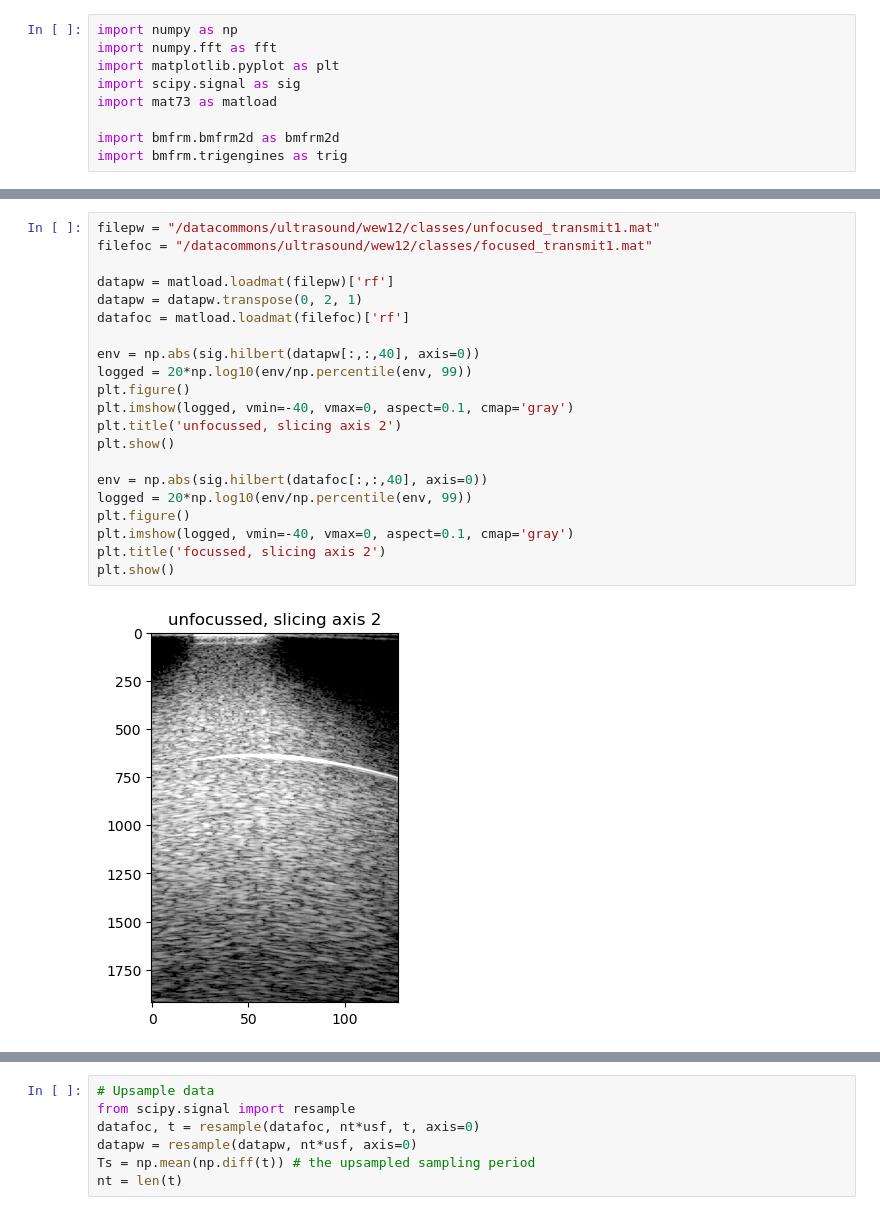
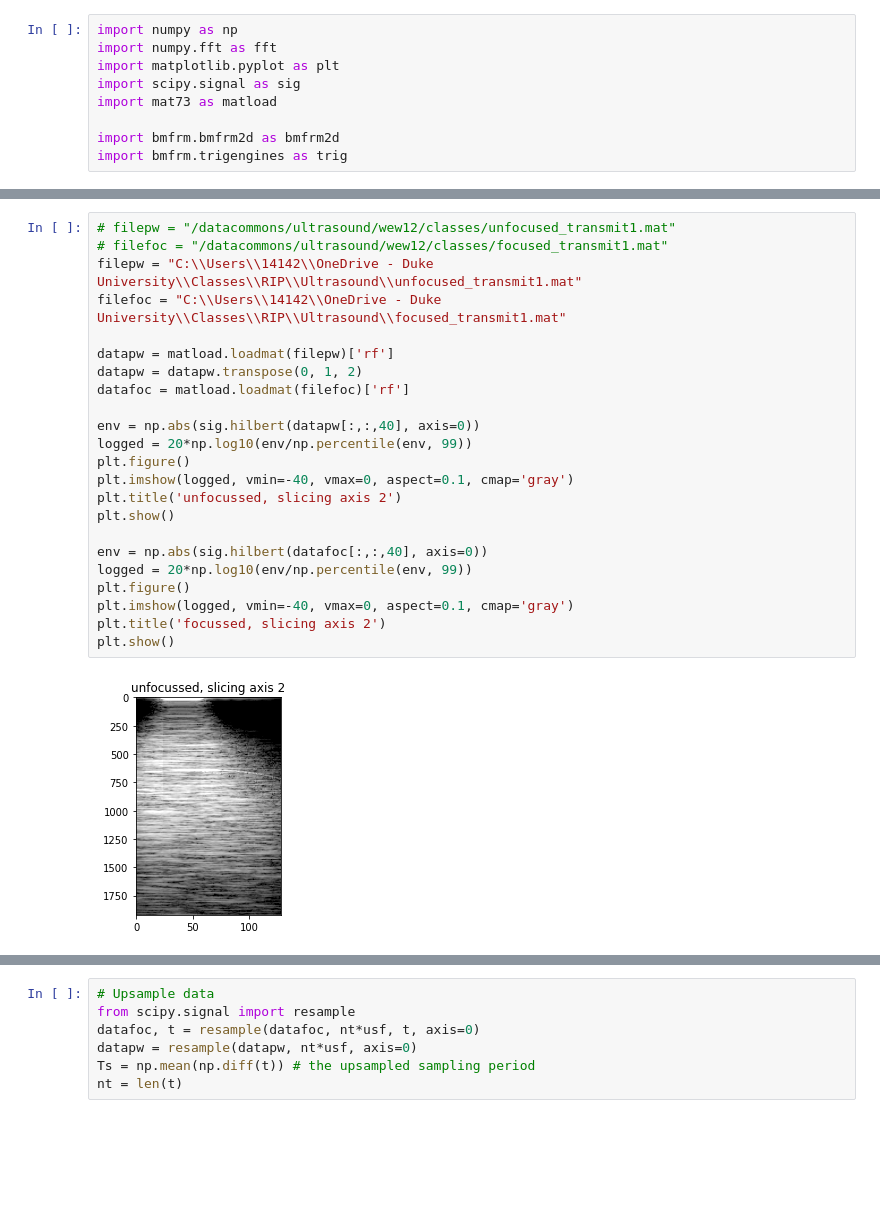
Before and after one commit to wewightman/python-beamformer, a Jupyter notebook: GenFigs.ipynb, the cells around one changed output, grey strips where cells are left out. Saved outputs shown, nothing was run; the diff lists cells and outputs as text; blank space fills up the shorter version.

```diff
--- a/GenFigs.ipynb
+++ b/GenFigs.ipynb
@@ -32,25 +32,27 @@ zmax = 40E-3;   # end depth of recon
 nz = int(np.round((zmax-zmin)/dz))   # number of samples
 usf = 10        # axial upsampling factor [newsamp/oldsamp]
 # %%
-filepw = "/datacommons/ultrasound/wew12/classes/unfocused_transmit1.mat"
-filefoc = "/datacommons/ultrasound/wew12/classes/focused_transmit1.mat"
+# filepw = "/datacommons/ultrasound/wew12/classes/unfocused_transmit1.mat"
+# filefoc = "/datacommons/ultrasound/wew12/classes/focused_transmit1.mat"
+filepw = "C:\\Users\\14142\\OneDrive - Duke University\\Classes\\RIP\\Ultrasound\\unfocused_transmit1.mat"
+filefoc = "C:\\Users\\14142\\OneDrive - Duke University\\Classes\\RIP\\Ultrasound\\focused_transmit1.mat"
 
 datapw = matload.loadmat(filepw)['rf']
-datapw = datapw.transpose(0, 2, 1)
+datapw = datapw.transpose(0, 1, 2)
 datafoc = matload.loadmat(filefoc)['rf']
 
 env = np.abs(sig.hilbert(datapw[:,:,40], axis=0))
 logged = 20*np.log10(env/np.percentile(env, 99))
 plt.figure()
 plt.imshow(logged, vmin=-40, vmax=0, aspect=0.1, cmap='gray')
 plt.title('unfocussed, slicing axis 2')
 plt.show()
 
 env = np.abs(sig.hilbert(datafoc[:,:,40], axis=0))
 logged = 20*np.log10(env/np.percentile(env, 99))
 plt.figure()
 plt.imshow(logged, vmin=-40, vmax=0, aspect=0.1, cmap='gray')
 plt.title('focussed, slicing axis 2')
 plt.show()
 # %% [output]
-[figure, old version]
+[figure, new version]
```
Also changed, not shown: parts of 15 cells of this notebook, 1 other file.
